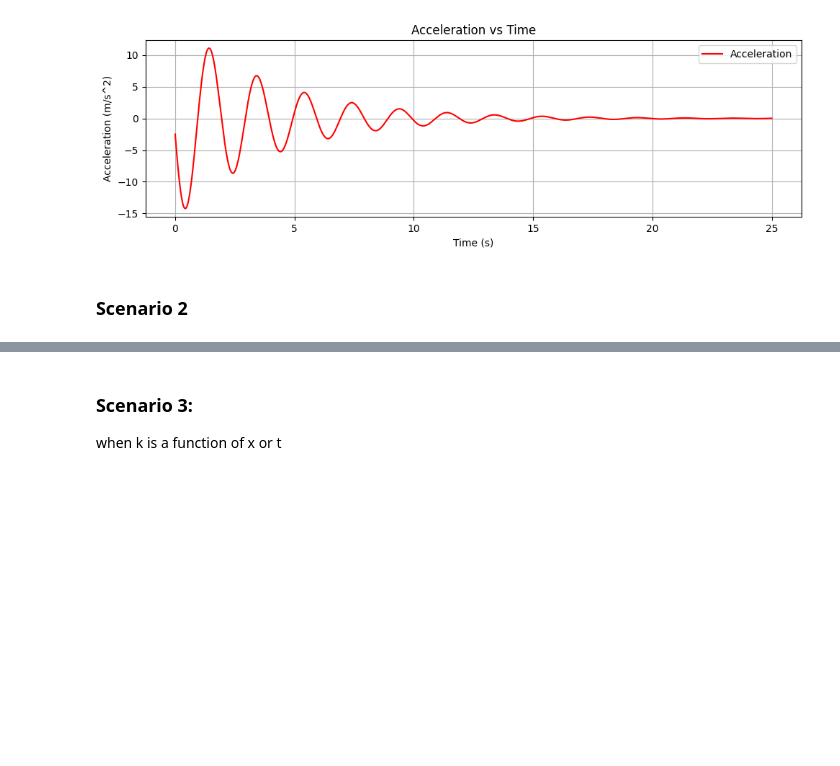
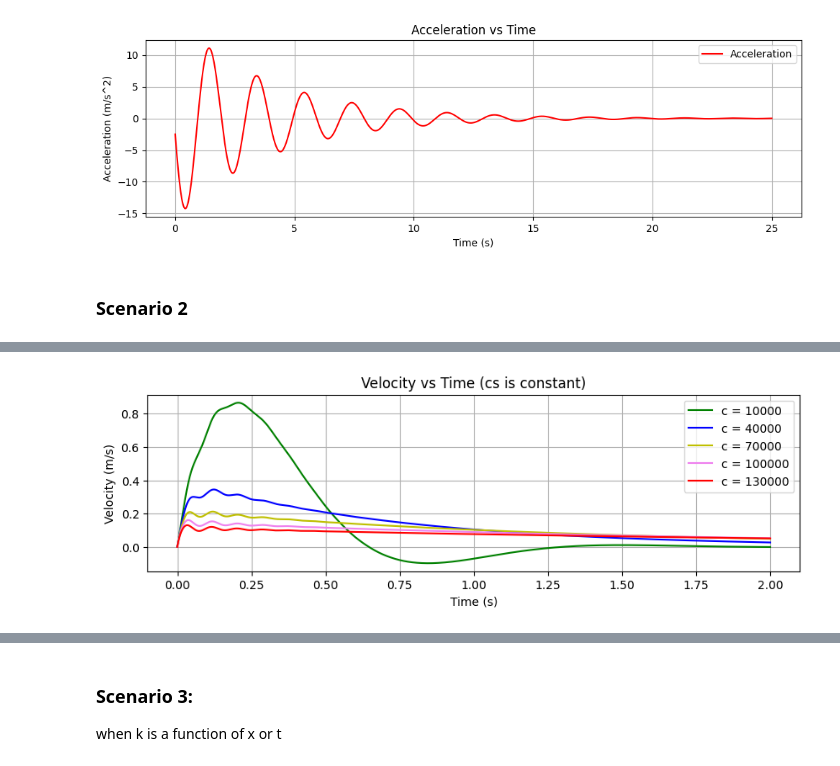
Before and after one commit to Parth9001/kdom, a Jupyter notebook: assignment.ipynb, the cells around one changed output, grey strips where cells are left out. Cells and saved outputs as stored; diff of their text form; code cells hidden in the pictures; blank space fills up the shorter version.

```diff
--- a/assignment.ipynb
+++ b/assignment.ipynb
@@ -119,0 +211,17 @@ plt.show()
+# %%
+plt.figure(figsize=(10, 6))
+
+plt.subplot(2, 1, 2)
+plt.plot(t, vs_1, 'r-', label='c = 10000', color = 'green')
+plt.plot(t, vs_2, 'r-', label='c = 40000', color = 'blue')
+plt.plot(t, vs_3, 'r-', label='c = 70000', color = 'y')
+plt.plot(t, vs_4, 'r-', label='c = 100000', color = 'violet')
+plt.plot(t, vs_5, 'r-', label='c = 130000', color = 'red')
+plt.xlabel('Time (s)')
+plt.ylabel('Velocity (m/s)')
+plt.title('Velocity vs Time (cs is constant)')
+plt.grid(True)
+plt.legend()
+plt.show()
+# %% [output]
+[figure, added]
```
Also changed, not shown: parts of 8 cells of this notebook.
